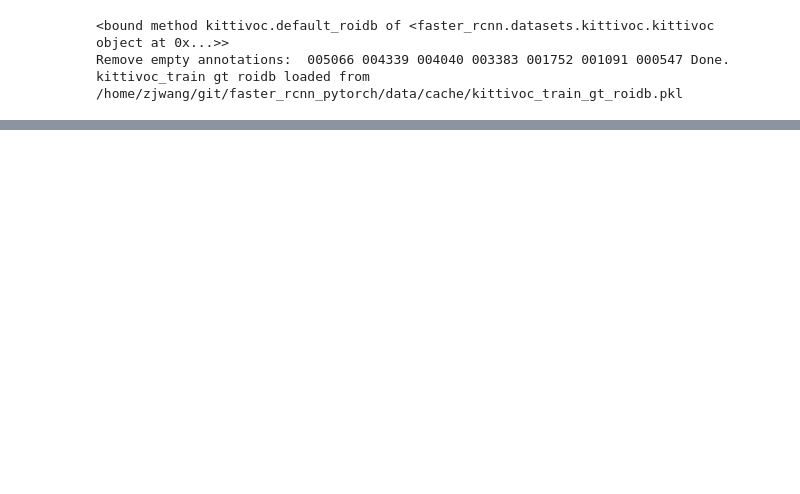
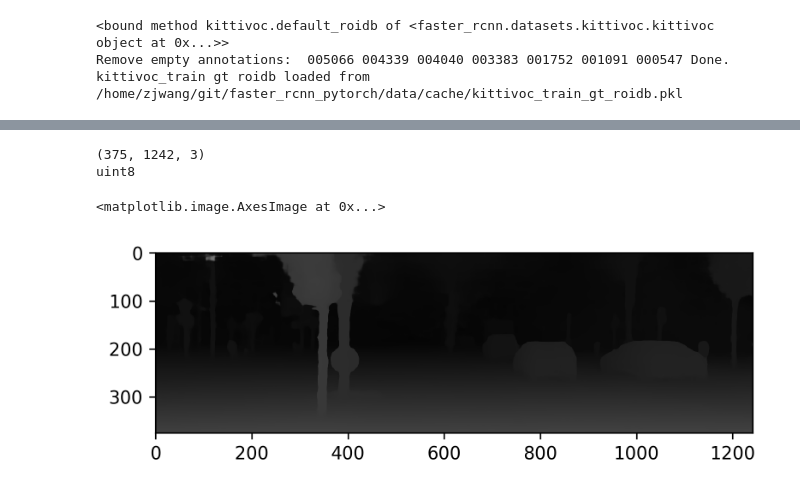
Before and after one commit to princeward/faster_rcnn_pytorch, a Jupyter notebook: data_load_test.ipynb, the cells around one changed output, grey strips where cells are left out. Saved outputs shown, nothing was run; the diff lists cells and outputs as text; code cells hidden in the pictures; blank space fills up the shorter version.

Commit message:
load disparity map

```diff
--- a/data_load_test.ipynb
+++ b/data_load_test.ipynb
@@ -34,0 +97,13 @@ print im_info
+# %%
+# read a sample disparity image
+# note that the disparity map is a 3 channel rgb!
+fn = "/home/zjwang/git/faster_rcnn_pytorch/data/KITTIVOC/JPEGImages/disparity/002328.png"
+im = cv2.imread(fn)
+print im.shape
+print im.dtype
+plt.imshow(im)
+# %% [output]
+(375, 1242, 3)
+uint8
+<matplotlib.image.AxesImage at 0x...>
+[figure, added]
```
Also changed, not shown: parts of 9 cells of this notebook, 1 other file.
